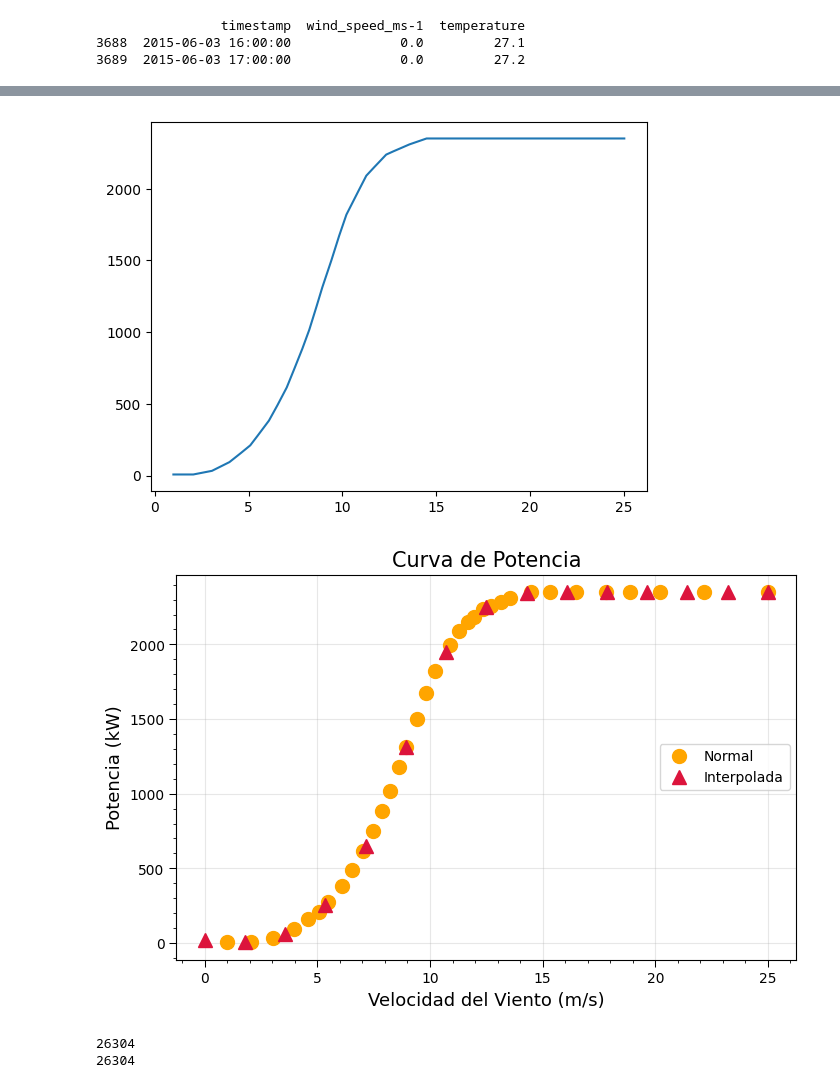
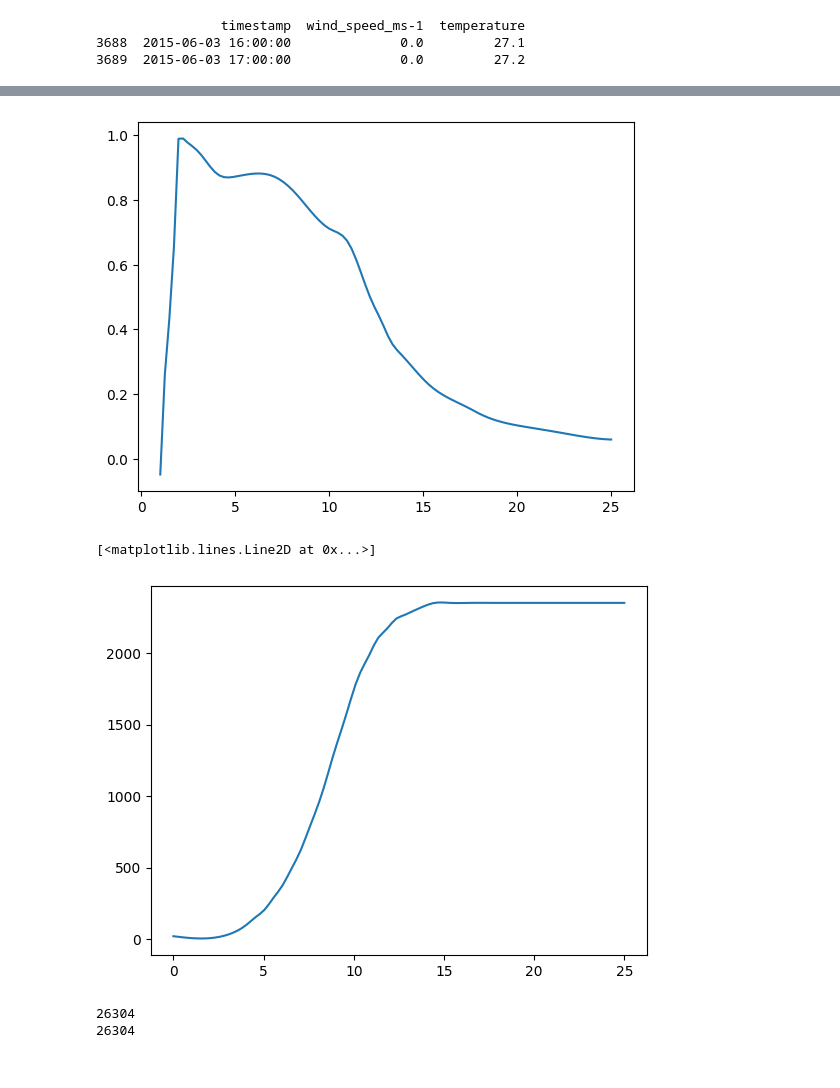
Before and after one commit to nandradem/project, a Jupyter notebook: Procesamiento de datos.ipynb, the cells around one changed output, grey strips where cells are left out. Drawn from its saved outputs; the diff is of its cells as text; code cells hidden in the pictures.

```diff
--- a/Procesamiento de datos.ipynb
+++ b/Procesamiento de datos.ipynb
@@ -99,37 +64,39 @@ formato_grafica(titulo='Curva de Coeficiente de Empuje',
+# %%
+#C:/Users/sofia/Desktop/project/wind/Coeficiente de empuje VS Velocidad Viento (corregido).csv
+df_C_empuje = pd.read_csv('wind/Coeficiente de empuje VS Velocidad Viento (corregido).csv')
+
+def interpolador_coeficiente(velocidad_del_viento):
+    spline = scipy.interpolate.splrep(df_C_empuje["x"],df_C_empuje["y"],k=3)
+    coeficiente = scipy.interpolate.splev(velocidad_del_viento,tck=spline)
+    return coeficiente
+
+x = np.linspace(1,25,100)
+y = interpolador_coeficiente(x)
+plt.plot(x,y)
+plt.show()
+# %% [output]
+[figure, added]
 # %%
 
 df_potencia = pd.read_csv('wind/Potencia Vs velocidad viento (Corregido).csv')
 """
 Como los valores se extrajeron de forma visual hay algunos que sobrepasan los máximos,
 por eso se aplica la siguiente funcion que cambia todos los valroes que son mayores al máximo por 2350
 """
+def interpolador_potencia(velocidad_del_viento):
+    spline = scipy.interpolate.splrep(df_potencia["x"],df_potencia["y"])
+    potencia = scipy.interpolate.splev(velocidad_del_viento,spline)
+    return potencia
 df_potencia.loc[df_potencia['y'] > 2350,'y'] = 2350
-plt.figure()
-x_G2=df_potencia["x"].values
-y_G2=df_potencia["y"].values
-plt.plot(x_G2,y_G2)
-plt.show()
 
-a=0
-b=25
+x = np.linspace(0,25,100)
+y = interpolador_potencia(x)
+plt.plot(x,y)
 
-itp_spline = scipy.interpolate.splrep(x_G2, y_G2, k=3)
-x_new = np.linspace(start=a, stop=b, num=15)
-y_new = scipy.interpolate.splev(x_new, tck=itp_spline)
-
-hor = 8
-ver = 5
-plt.figure(figsize=(hor, ver))
-
-plt.plot(x_G2, y_G2, linestyle='', marker='o', color='orange', ms=10, label='Normal')
-plt.plot(x_new, y_new, linestyle='', marker='^', color='crimson', ms=10, label='Interpolada')
-
-formato_grafica(titulo='Curva de Potencia',
-                ejex='Velocidad del Viento (m/s)',
-                ejey='Potencia (kW)')
+#se chequea con la gráfica que está bien
 # %% [output]
+[<matplotlib.lines.Line2D at 0x...>]
-[figure, old version]
+[figure, new version]
-[figure, removed]
 # %%
 #velocidad incidente
 K_ZG1 = 0.04
```
Also changed, not shown: parts of 8 cells of this notebook, 2 other files.
